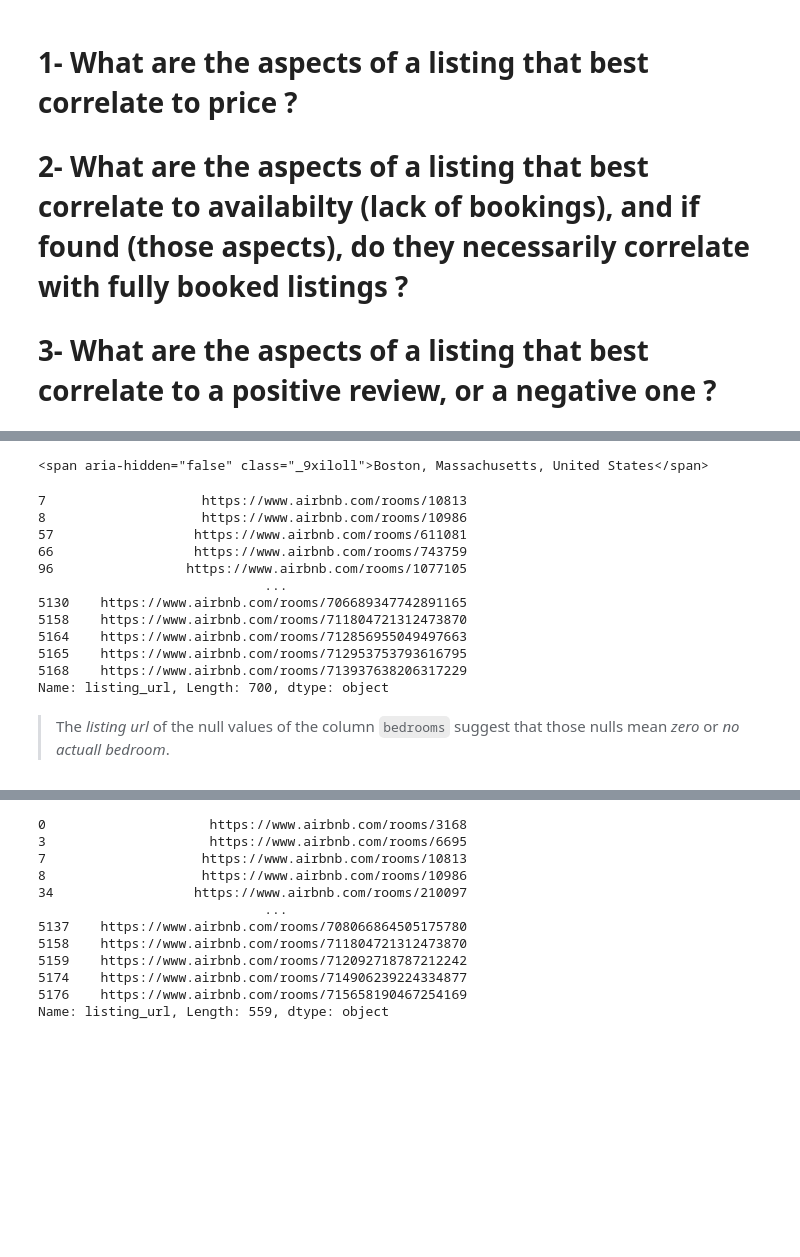
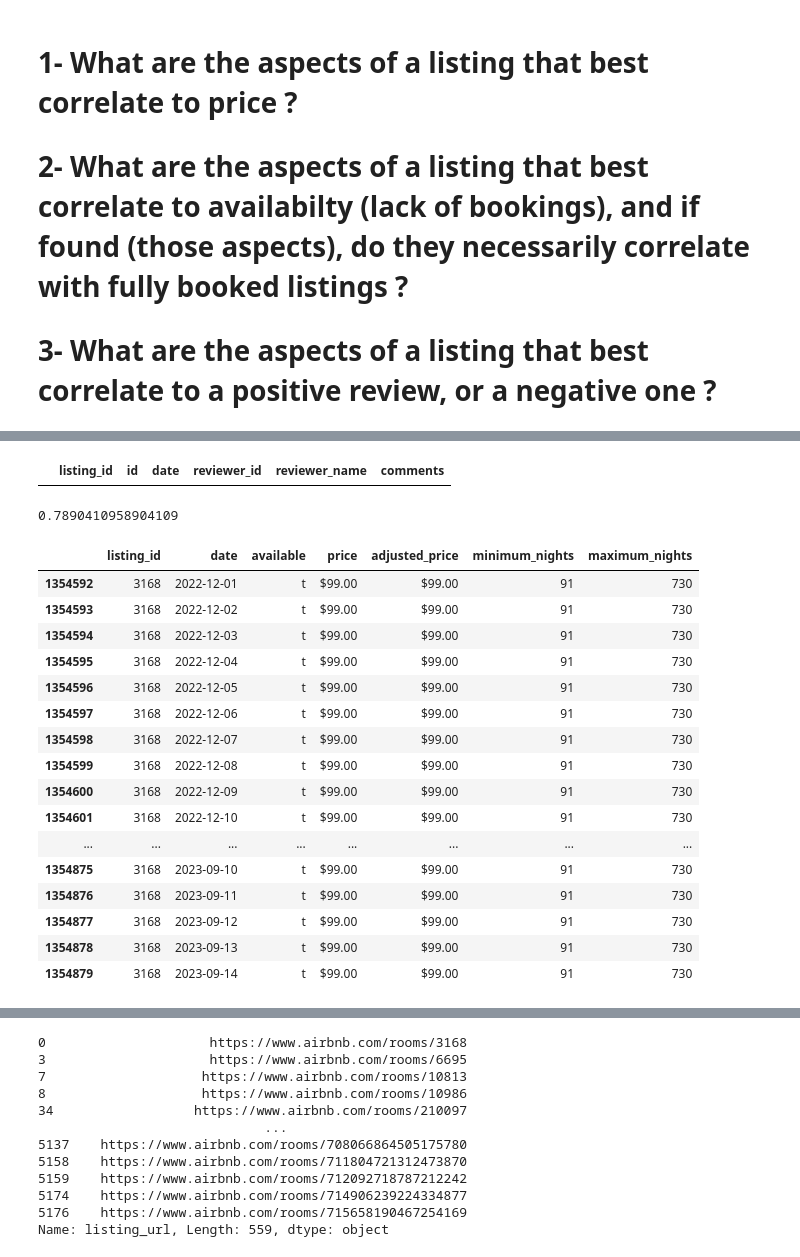
Before and after one commit to Abdulrahman-Almutlaq/AirBnb_EDA, a Jupyter notebook: DS.ipynb, the cells around one changed output, grey strips where cells are left out. Cells and saved outputs as stored; diff of their text form; code cells hidden in the pictures; blank space fills up the shorter version.

```diff
--- a/DS.ipynb
+++ b/DS.ipynb
@@ -225,41 +17,29 @@ Boston_listings
-# %%
-
-from selenium import webdriver
-import time
-from bs4 import BeautifulSoup
-
-
-driver = webdriver.Chrome()
-url= "https://www.airbnb.com/rooms/10813?_set_bev_on_new_domain=1672487471_YmRkYzRjZmE4OTI5&source_impression_id=p3_1673713643_DcJa9orfz3w1CQku&locale=en"
-driver.maximize_window()
-driver.get(url)
-
-time.sleep(5)
-content = driver.page_source.encode('utf-8').strip()
-soup = BeautifulSoup(content,"html.parser")
-officials = soup.findAll("span",{"class":"_9xiloll"})
-
-for entry in officials:
-    print(str(entry))
-
-
-driver.quit()
-# %% [output]
-<span aria-hidden="false" class="_9xiloll">Boston, Massachusetts, United States</span>
-# %%
-Boston_listings[Boston_listings['host_location'].isnull()]['listing_url']
-# %% [output]
-7                    https://www.airbnb.com/rooms/10813
-8                    https://www.airbnb.com/rooms/10986
-57                  https://www.airbnb.com/rooms/611081
-66                  https://www.airbnb.com/rooms/743759
-96                 https://www.airbnb.com/rooms/1077105
-                             ...
-5130    https://www.airbnb.com/rooms/706689347742891165
-5158    https://www.airbnb.com/rooms/711804721312473870
-5164    https://www.airbnb.com/rooms/712856955049497663
-5165    https://www.airbnb.com/rooms/712953753793616795
-5168    https://www.airbnb.com/rooms/713937638206317229
-Name: listing_url, Length: 700, dtype: object
-# %% [markdown]
-> The *listing url* of the null values of the column `bedrooms` suggest that those nulls mean *zero* or *no actuall bedroom*.
+# %%
+Boston_reviews[Boston_reviews['listing_id']==3781]
+# %% [output]
+|  | listing_id | id | date | reviewer_id | reviewer_name | comments |
+# %%
+ol = Boston_calendar[Boston_calendar['listing_id']==3168]
+(ol['available']=='t').mean()
+# %% [output]
+0.7890410958904109
+# %%
+ol[ol['available']=='t']
+# %% [output]
+|  | listing_id | date | available | price | adjusted_price | minimum_nights | maximum_nights |
+| 1354592 | 3168 | 2022-12-01 | t | $99.00 | $99.00 | 91 | 730 |
+| 1354593 | 3168 | 2022-12-02 | t | $99.00 | $99.00 | 91 | 730 |
+| 1354594 | 3168 | 2022-12-03 | t | $99.00 | $99.00 | 91 | 730 |
+| 1354595 | 3168 | 2022-12-04 | t | $99.00 | $99.00 | 91 | 730 |
+| 1354596 | 3168 | 2022-12-05 | t | $99.00 | $99.00 | 91 | 730 |
+| 1354597 | 3168 | 2022-12-06 | t | $99.00 | $99.00 | 91 | 730 |
+| 1354598 | 3168 | 2022-12-07 | t | $99.00 | $99.00 | 91 | 730 |
+| 1354599 | 3168 | 2022-12-08 | t | $99.00 | $99.00 | 91 | 730 |
+| 1354600 | 3168 | 2022-12-09 | t | $99.00 | $99.00 | 91 | 730 |
+| 1354601 | 3168 | 2022-12-10 | t | $99.00 | $99.00 | 91 | 730 |
+| ... | ... | ... | ... | ... | ... | ... | ... |
+| 1354875 | 3168 | 2023-09-10 | t | $99.00 | $99.00 | 91 | 730 |
+| 1354876 | 3168 | 2023-09-11 | t | $99.00 | $99.00 | 91 | 730 |
+| 1354877 | 3168 | 2023-09-12 | t | $99.00 | $99.00 | 91 | 730 |
+| 1354878 | 3168 | 2023-09-13 | t | $99.00 | $99.00 | 91 | 730 |
+| 1354879 | 3168 | 2023-09-14 | t | $99.00 | $99.00 | 91 | 730 |
```
Also changed, not shown: parts of 34 cells of this notebook.
